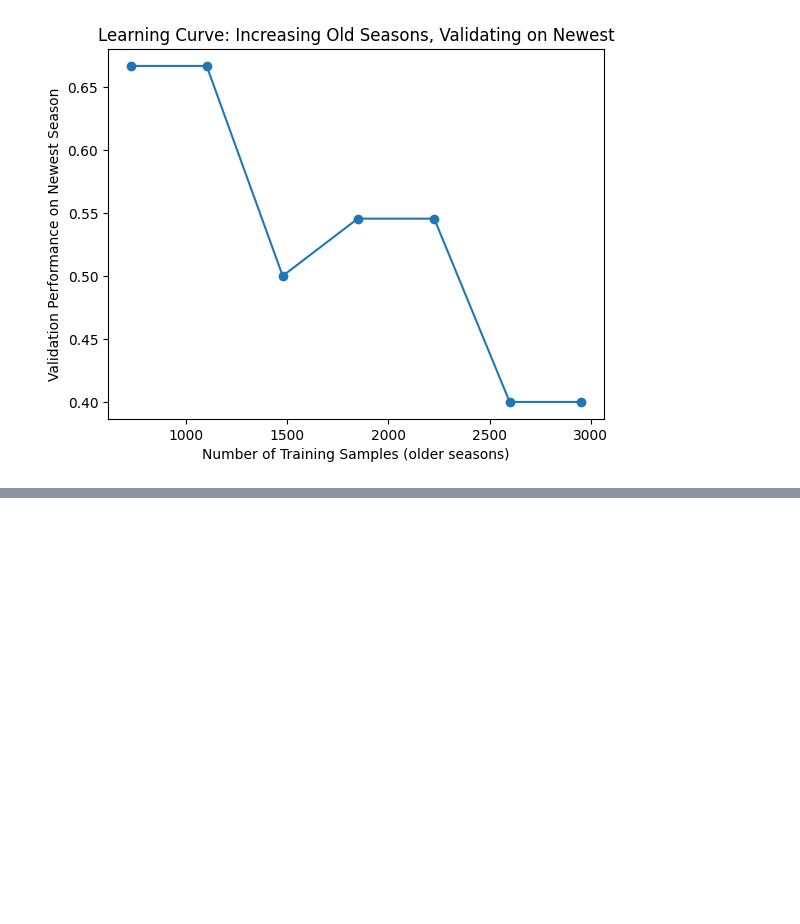
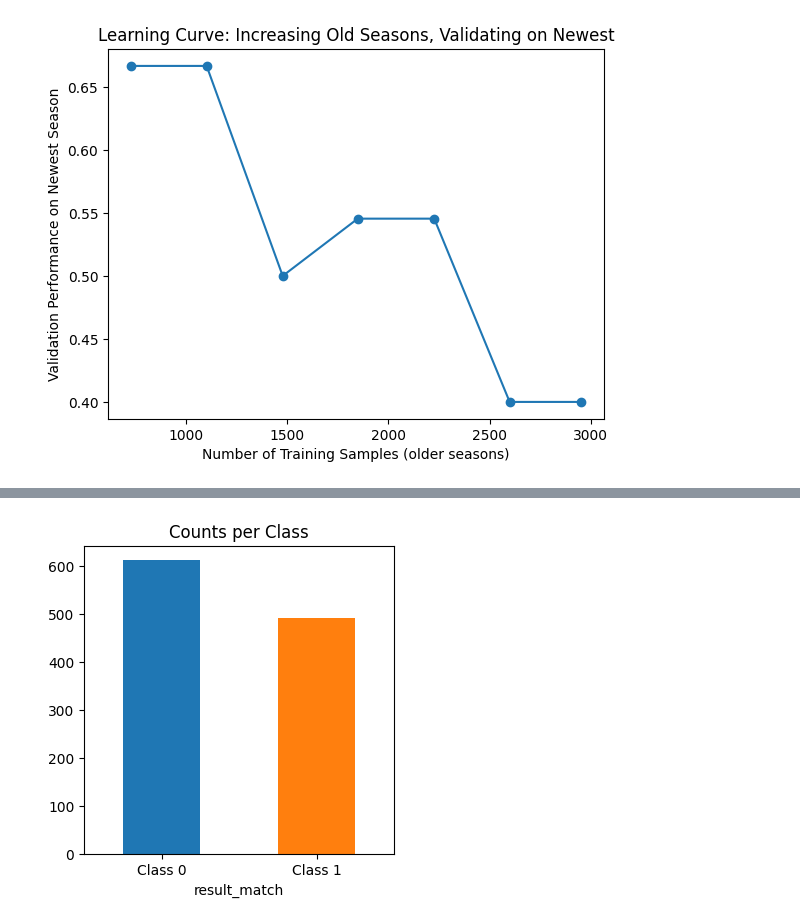
Before and after one commit to kamil0920/football_result_prediction-v2, a Jupyter notebook: src/eda.ipynb, the cells around one changed output, grey strips where cells are left out. Drawn from its saved outputs; the diff is of its cells as text; code cells hidden in the pictures; blank space fills up the shorter version.

```diff
--- a/src/eda.ipynb
+++ b/src/eda.ipynb
@@ -81,13 +83,14 @@ plt.show()
 # %%
 df_matches = df_matches.sort_values(by=["season", "stage", "date"])
 
-older_seasons = sorted(df_matches.season.unique()[-2:], reverse=True)
+train_seasons = sorted(older_seasons[-2:], reverse=True)
 
-X_train_old = df_matches[df_matches["season"].isin(older_seasons)]
+X_train_old = df_matches[df_matches["season"].isin(train_seasons)]
 X_train_new = df_matches[(df_matches["season"] == newest_season) & (df_matches["stage"] < penultimate_stage)]
 
 df_train = pd.concat([X_train_old, X_train_new], ignore_index=True, )
-df_val = df_matches[(df_matches["season"] == newest_season) & (df_matches["stage"] == penultimate_stage)].reset_index(drop=True)
+df_val = df_matches[(df_matches["season"] == newest_season) & (df_matches["stage"] == penultimate_stage)].reset_index(
+    drop=True)
 df_tst = df_matches[(df_matches["season"] == newest_season) & (df_matches["stage"] == max_stage)].reset_index(drop=True)
 
 X_trn = df_train.drop(columns=["match_api_id", "result_match", "season", "stage", "date", "home_team", "away_team"])
@@ -100,0 +147,12 @@ y_tst = df_tst["result_match"]
+# %%
+fig, ax = plt.subplots(figsize=(4, 4))
+y_trn.value_counts().plot(
+    kind='bar',
+    ax=ax,
+    color=['tab:blue', 'tab:orange']
+)
+ax.set_title('Counts per Class')
+ax.set_xticklabels(['Class 0', 'Class 1'], rotation=0)
+plt.show()
+# %% [output]
+[figure, added]
```
Also changed, not shown: parts of 7 cells of this notebook.
